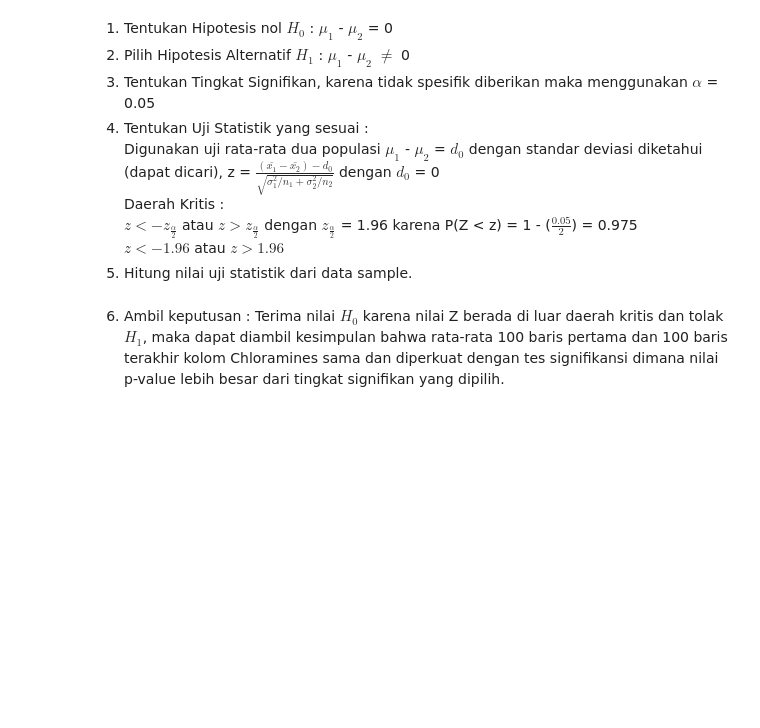
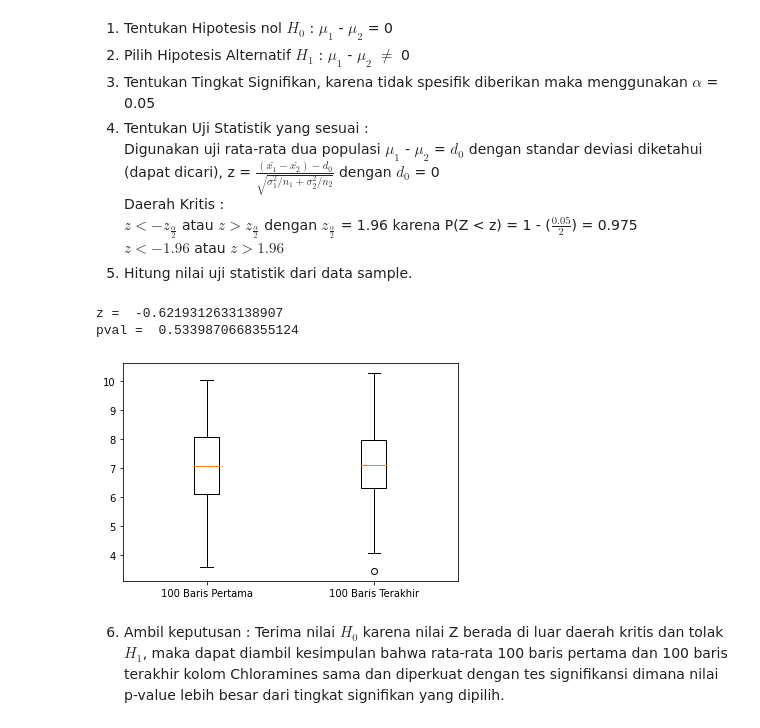
Before and after one commit to jakartasipirok/Tugas-Besar-IF2220-2021-2022, a Jupyter notebook: main2.ipynb, the cells around one changed output. Drawn from its saved outputs; the diff is of its cells as text; code cells hidden in the pictures; blank space fills up the shorter version.

```diff
--- a/main2.ipynb
+++ b/main2.ipynb
@@ -77,12 +111,22 @@ $z < -z_\frac{\alpha}{2}$ atau $z > z_\frac{\alpha}{2}$ dengan $z_\frac{\alpha}{
 $z < -1.96$ atau $z > 1.96$
 5. Hitung nilai uji statistik dari data sample.
 # %%
+# z value
 xbar1 = df.loc[:99].Chloramines.mean()
 xbar2 = df.loc[1910:].Chloramines.mean()
 std = df.Chloramines.std()
 n = 100
 print("z = ",(xbar1 - xbar2)/(np.sqrt((std**2/n)+(std**2/n))))
-print("pval = ",(1 - stats.norm.cdf(abs((xbar1 - xbar2)/(np.sqrt((std**2/n)+(std**2/n))))))*2)
+print("pval = ",(1 - stats.norm.cdf(abs((xbar1 - xbar2)/(np.sqrt((pow(std,2)/n)+(pow(std,2)/n))))))*2)
+
+# box plot
+plt.boxplot([df.loc[:99].Chloramines, df.loc[1910:].Chloramines])
+plt.xticks([1, 2], ["100 Baris Pertama", "100 Baris Terakhir"])
+plt.show()
+# %% [output]
+z =  -0.6219312633138907
+pval =  0.5339870668355124
+[figure, added]
 # %% [markdown]
 6. Ambil keputusan : Terima nilai $H_0$ karena nilai Z berada di luar daerah kritis dan tolak $H_1$, maka dapat diambil kesimpulan bahwa rata-rata 100 baris pertama dan 100 baris terakhir kolom Chloramines sama dan diperkuat dengan tes signifikansi dimana nilai p-value lebih besar dari tingkat signifikan yang dipilih.
 # %% [markdown]
```
Also changed, not shown: parts of 27 cells of this notebook.
